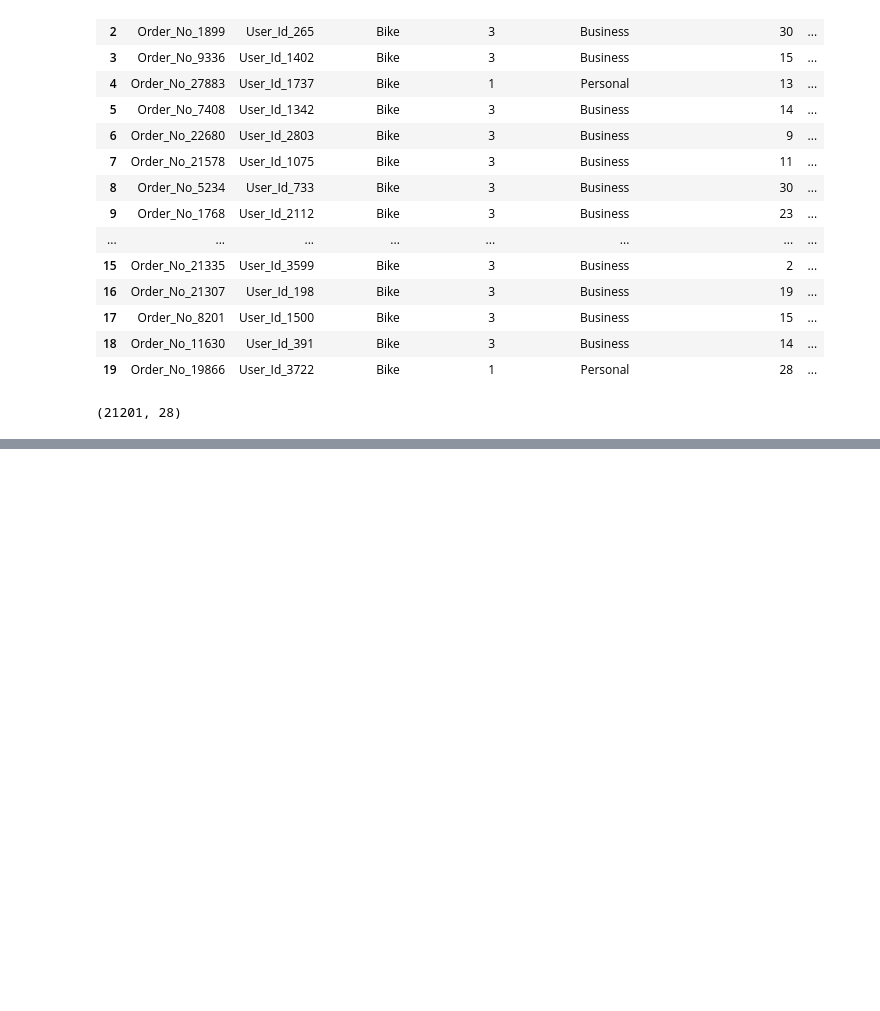
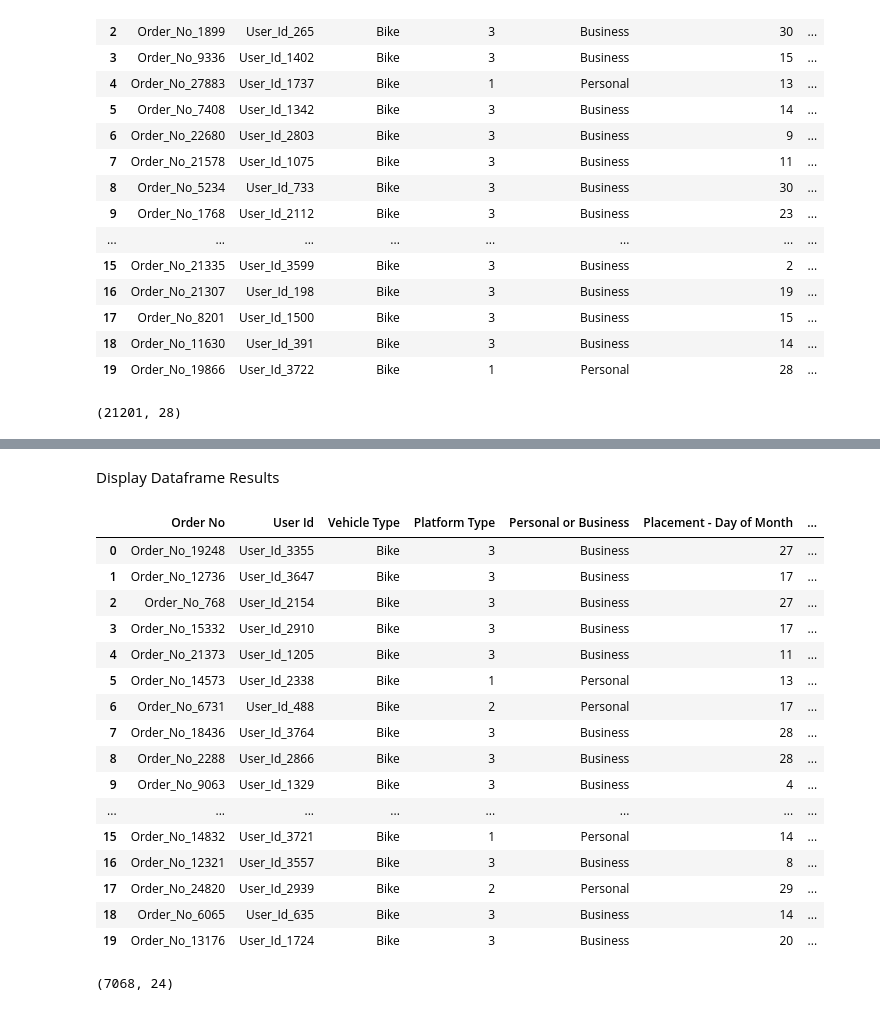
Before and after one commit to Mangalis0/Zindi-Regression-Hackathon, a Jupyter notebook: bryan_regression.ipynb, the cells around one changed output, grey strips where cells are left out. Cells and saved outputs as stored; diff of their text form; code cells hidden in the pictures; blank space fills up the shorter version.

```diff
--- a/bryan_regression.ipynb
+++ b/bryan_regression.ipynb
@@ -146,0 +195,9 @@ train_df.shape
+# %%
+# Create A Copied DataFrame
+new_test_df = test_df1.copy()
+# %%
+# Drop Precipitation in millimeters column
+test_df_sp = drop_df_columns(new_test_df, "Precipitation in millimeters")
+# %%
+# Filling In Missing Values
+test_df = fill_missing_values(test_df_sp)
@@ -146,0 +225,26 @@ train_df.shape
+# %% [markdown]
+Display Dataframe Results
+# %%
+test_df.head(20)
+# %% [output]
+|  | Order No | User Id | Vehicle Type | Platform Type | Personal or Business | Placement - Day of Month | ... |
+| 0 | Order_No_19248 | User_Id_3355 | Bike | 3 | Business | 27 | ... |
+| 1 | Order_No_12736 | User_Id_3647 | Bike | 3 | Business | 17 | ... |
+| 2 | Order_No_768 | User_Id_2154 | Bike | 3 | Business | 27 | ... |
+| 3 | Order_No_15332 | User_Id_2910 | Bike | 3 | Business | 17 | ... |
+| 4 | Order_No_21373 | User_Id_1205 | Bike | 3 | Business | 11 | ... |
+| 5 | Order_No_14573 | User_Id_2338 | Bike | 1 | Personal | 13 | ... |
+| 6 | Order_No_6731 | User_Id_488 | Bike | 2 | Personal | 17 | ... |
+| 7 | Order_No_18436 | User_Id_3764 | Bike | 3 | Business | 28 | ... |
+| 8 | Order_No_2288 | User_Id_2866 | Bike | 3 | Business | 28 | ... |
+| 9 | Order_No_9063 | User_Id_1329 | Bike | 3 | Business | 4 | ... |
+| ... | ... | ... | ... | ... | ... | ... | ... |
+| 15 | Order_No_14832 | User_Id_3721 | Bike | 1 | Personal | 14 | ... |
+| 16 | Order_No_12321 | User_Id_3557 | Bike | 3 | Business | 8 | ... |
+| 17 | Order_No_24820 | User_Id_2939 | Bike | 2 | Personal | 29 | ... |
+| 18 | Order_No_6065 | User_Id_635 | Bike | 3 | Business | 14 | ... |
+| 19 | Order_No_13176 | User_Id_1724 | Bike | 3 | Business | 20 | ... |
+# %%
+test_df.shape
+# %% [output]
+(7068, 24)
```
Also changed, not shown: parts of 12 cells of this notebook.
